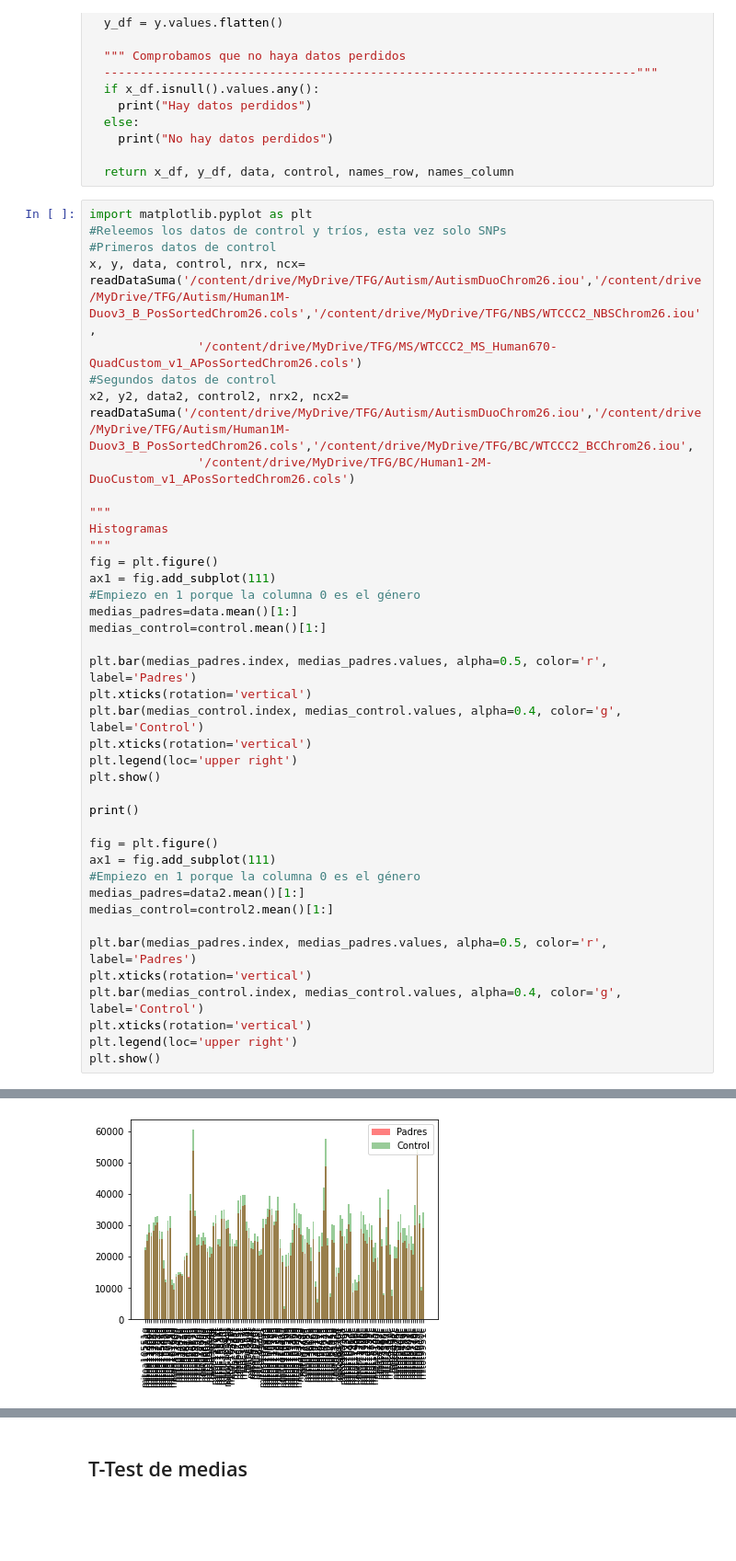
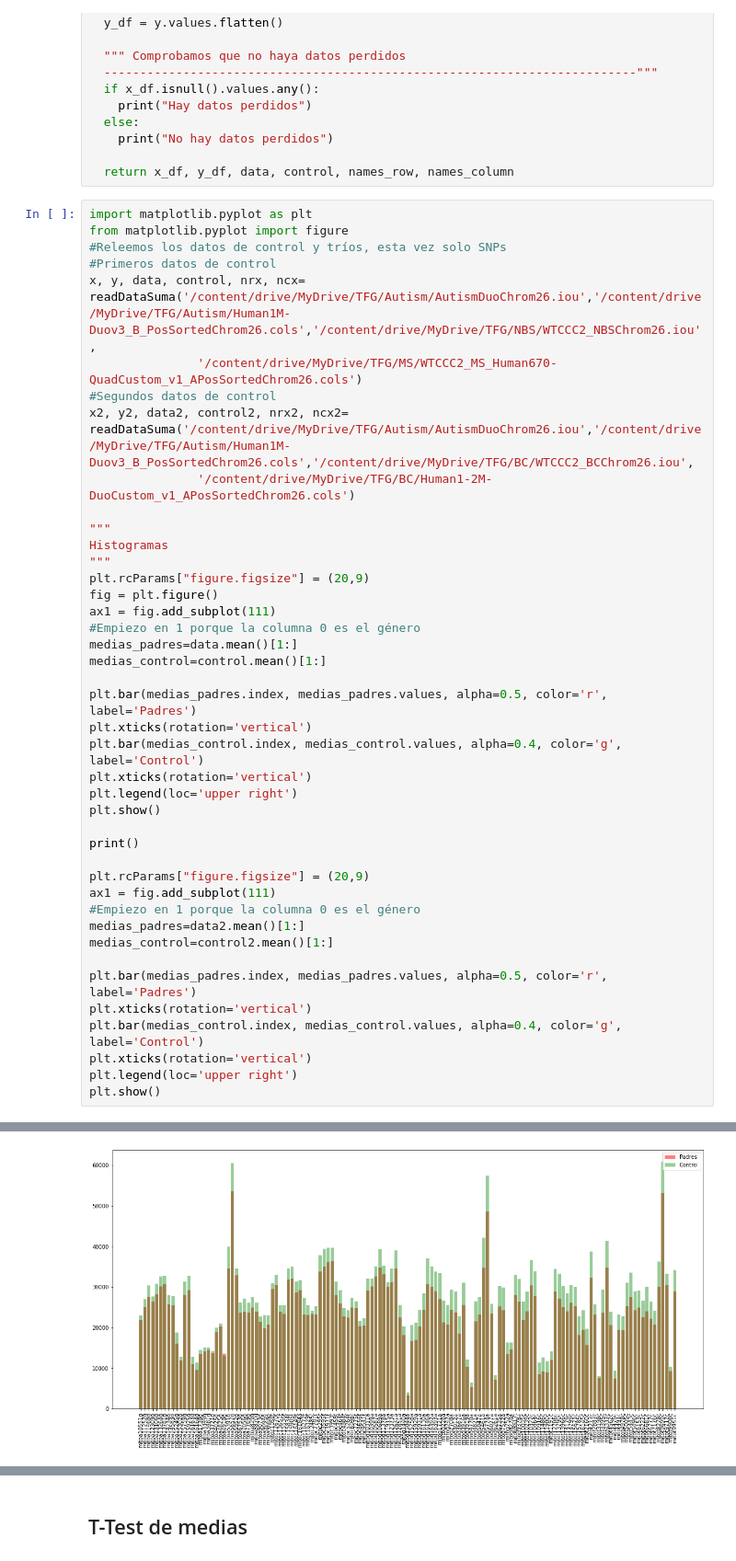
Before and after one commit to victory06/TFG, a Jupyter notebook: Second.ipynb, the cells around one changed output, grey strips where cells are left out. Shown at 92% size. Saved outputs shown, nothing was run; the diff lists cells and outputs as text; blank space fills up the shorter version.

```diff
--- a/Second.ipynb
+++ b/Second.ipynb
@@ -2141,6 +2141,7 @@ def readDataSuma(path_data, path_names, path_control, path_col_control):
   return x_df, y_df, data, control, names_row, names_column
 # %%
 import matplotlib.pyplot as plt
+from matplotlib.pyplot import figure
 #Releemos los datos de control y tríos, esta vez solo SNPs
 #Primeros datos de control
 x, y, data, control, nrx, ncx= readDataSuma('/content/drive/MyDrive/TFG/Autism/AutismDuoChrom26.iou','/content/drive/MyDrive/TFG/Autism/Human1M-Duov3_B_PosSortedChrom26.cols','/content/drive/MyDrive/TFG/NBS/WTCCC2_NBSChrom26.iou',
@@ -2152,37 +2153,38 @@ x2, y2, data2, control2, nrx2, ncx2= readDataSuma('/content/drive/MyDrive/TFG/Au
 """
 Histogramas
 """
+plt.rcParams["figure.figsize"] = (20,9)
 fig = plt.figure()
 ax1 = fig.add_subplot(111)
 #Empiezo en 1 porque la columna 0 es el género
 medias_padres=data.mean()[1:]
 medias_control=control.mean()[1:]
 
 plt.bar(medias_padres.index, medias_padres.values, alpha=0.5, color='r', label='Padres')
 plt.xticks(rotation='vertical')
 plt.bar(medias_control.index, medias_control.values, alpha=0.4, color='g', label='Control')
 plt.xticks(rotation='vertical')
 plt.legend(loc='upper right')
 plt.show()
 
 print()
 
-fig = plt.figure()
+plt.rcParams["figure.figsize"] = (20,9)
 ax1 = fig.add_subplot(111)
 #Empiezo en 1 porque la columna 0 es el género
 medias_padres=data2.mean()[1:]
 medias_control=control2.mean()[1:]
 
 plt.bar(medias_padres.index, medias_padres.values, alpha=0.5, color='r', label='Padres')
 plt.xticks(rotation='vertical')
 plt.bar(medias_control.index, medias_control.values, alpha=0.4, color='g', label='Control')
 plt.xticks(rotation='vertical')
 plt.legend(loc='upper right')
 plt.show()
 # %% [output]
 A value is trying to be set on a copy of a slice from a DataFrame
 
 See the caveats in the documentation: https://pandas.pydata.org/pandas-docs/stable/user_guide/indexing.html#returning-a-view-versus-a-copy
 No hay datos perdidos
 No hay datos perdidos
-[figure, old version]
+[figure, new version]
```
Also changed, not shown: parts of 2 cells of this notebook.
